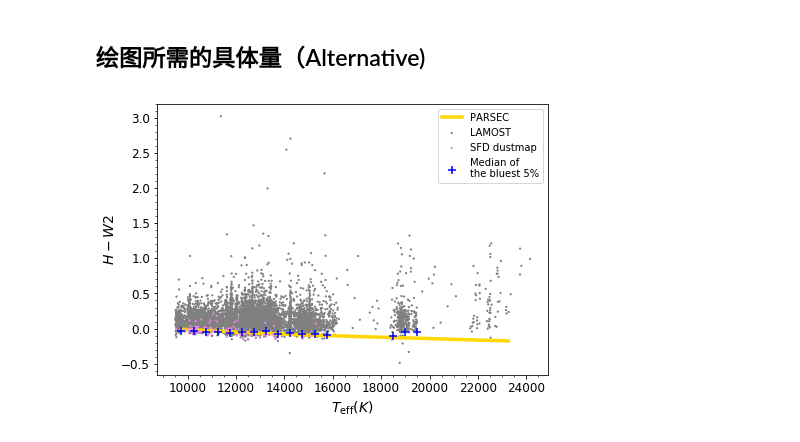
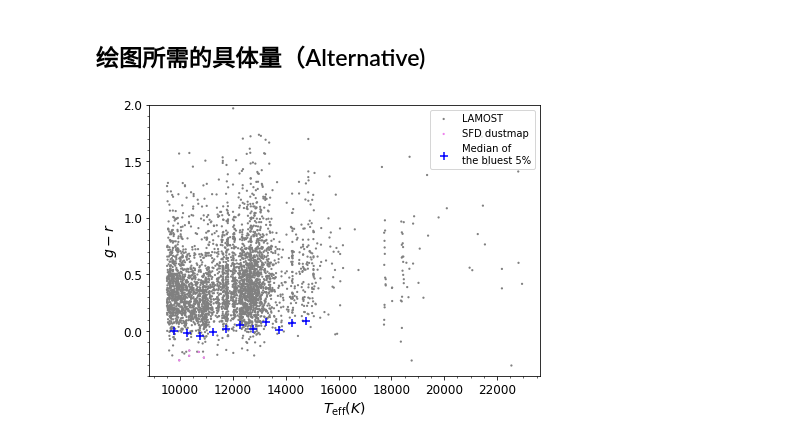
Before and after one commit to DengDingshan/OBIC_serious, a Jupyter notebook: Blue_edge_3-0.ipynb, the cells around one changed output. Saved outputs shown, nothing was run; the diff lists cells and outputs as text; code cells hidden in the pictures.

```diff
--- a/Blue_edge_3-0.ipynb
+++ b/Blue_edge_3-0.ipynb
@@ -99,7 +105,7 @@ err_c2 ='ERR_' + color2
 Judge_logg = 3.5
 
 starcatalog_fram_fil = starcatalog_fram_fil0[(starcatalog_fram_fil0['LOGG']> Judge_logg)]
-parsec_fram = parsec_fram[(parsec_fram['logg']>Judge_logg)]
+#parsec_fram = parsec_fram[(parsec_fram['logg']>Judge_logg)]
 # %% [markdown]
 ## 测光误差的选取(input:)
 # %%
@@ -114,8 +120,8 @@ starcatalog_fram_fil=starcatalog_fram_fil[((starcatalog_fram_fil[err_c1] != 0) \
                                            & (starcatalog_fram_fil[color2] != 0)\
                                            & (starcatalog_fram_fil[color1] != -99) \
                                            & (starcatalog_fram_fil[color2] != -99))\
-                                         &((starcatalog_fram_fil[err_c1] <=0.03))
-                                          & ((starcatalog_fram_fil[err_c2] <=0.03))]
+                                         &((starcatalog_fram_fil[err_c1] <=0.02))
+                                          & ((starcatalog_fram_fil[err_c2] <=0.02))]
 #saturated magnitude
 
 # if (color1=='J' or color2=='J'):
@@ -130,6 +136,17 @@ starcatalog_fram_fil=starcatalog_fram_fil[((starcatalog_fram_fil[err_c1] != 0) \
 #      starcatalog_fram_fil=starcatalog_fram_fil[(starcatalog_fram_fil['W2'] >= 6.7)]
 # if (color1=='W3' or color2=='W3'):
 #      starcatalog_fram_fil=starcatalog_fram_fil[(starcatalog_fram_fil['W3'] >= 3.8)]
+
+if (color1=='gmag' or color2=='gmag'):
+     starcatalog_fram_fil=starcatalog_fram_fil[(starcatalog_fram_fil['gmag'] >= 14)]
+if (color1=='rmag' or color2=='rmag'):
+     starcatalog_fram_fil=starcatalog_fram_fil[(starcatalog_fram_fil['rmag'] >= 14)]
+if (color1=='imag' or color2=='imag'):
+     starcatalog_fram_fil=starcatalog_fram_fil[(starcatalog_fram_fil['imag'] >= 13)]
+if (color1=='zmag' or color2=='zmag'):
+     starcatalog_fram_fil=starcatalog_fram_fil[(starcatalog_fram_fil['zmag'] >= 13)]
+if (color1=='ymag' or color2=='ymag'):
+     starcatalog_fram_fil=starcatalog_fram_fil[(starcatalog_fram_fil['ymag'] >= 13)]
 # %% [markdown]
 ## （金属丰度选取）(input:)
 # %%
@@ -259,13 +278,15 @@ def data(teff_start,ratio,low_crit,ratio_SFD,slide_index):
 
 
         if len(color5) != 0:
-            for i in range(10):
+            for i in range(20):
                 bin_mean = np.median(color5)
                 bin_sigma = np.std(color5)
                 bin_int_color = color5\
                 [((color5<= bin_mean+3*bin_sigma)\
                 & (color5>= bin_mean-3*bin_sigma))]
                 color5 = np.array(bin_int_color)
+                print(bin_mean-3*bin_sigma)
+                print(np.min(color5))
 
             int_color.append(np.median(bin_int_color))
 
@@ -406,8 +429,8 @@ SFD_function: 49.8216249933* np.exp(-0.00393935067546*x)-49.6215464558
 ## 图片保存格式（Input:)
 # %%
 ### figures & Savename
-cc1 = 'H'
-cc2 = 'W2'
+cc1 = 'g'
+cc2 = 'r'
 
 save = data_dir + 'pictures/'
 # save = '/Users/SY/Desktop/obic/picture/'
@@ -416,7 +439,7 @@ i = datetime.datetime.now()
 date_now = "%s_%s_%s_" % (i.year, i.month, i.day)
 ylabel = '$%s - %s$'%(cc1,cc2)
 savename1 = save + date_now + cc1 + cc2 + 'LMOB'+'FEH'+'>'+'0'+'.png'
-savename2 = save + date_now + cc1 + cc2 + 'LMOB'+'FEH'+'_all'+'.png'
+savename2 = save + date_now + cc1 + cc2 + 'LMOB'+'FEH'+'_all'+'panstar'+'.png'
 savename3 = save + date_now + 'errteff.png'
 # %% [markdown]
 ## 绘图所需的具体量（Alternative)
@@ -439,33 +462,33 @@ plt.scatter(SFD_catalog_teff,SFD_catalog_color,alpha=1,edgecolors='None',c='viol
 # ic plot from blue edge
 #plt.plot(int_teff, colorvals, c='r',linewidth = 3.5,label='fitting curve of \nthe bluest 5%',zorder=1,alpha=1)
 
 # ic from blue edge
 plt.scatter(int_teff, int_color, edgecolors='None',c='b', marker = '+',s=50,label='Median of\nthe bluest 5%',zorder=2)
 
 # ic from Allen's work
 # plt.scatter(BBFrame_fil['Teff'],BBFrame_fil['J-H'],c='lime',s=11,label='Allen',zorder=2)
 
 #ic from parsec
 #plt.scatter(parsec_teff,parsec_color,c='gold',s=5,label='PARSEC',zorder=2)
-plt.plot(parsec_teff, parsec_color, c='gold',linewidth = 3.5,label='PARSEC',zorder=1,alpha=1)
+#plt.plot(parsec_teff, parsec_color, c='gold',linewidth = 3.5,label='PARSEC',zorder=1,alpha=1)
 ### Draw the plot
 
 # plt.xlabel('$T_\mathrm{eff}$'); plt.ylabel(ylabel)
 #plt.scatter(BBFrame_fil['Teff'],BBFrame_fil['J-H'],c='lightgreen',s=15,label='Allen')
 
 plt.legend(loc='upper right')
 
 plt.xticks(fontsize=12)
 plt.yticks(fontsize=12)
 
 plt.minorticks_on()
 #new_ticks = np.linspace(-1,2,7)
 #plt.yticks(new_ticks)
-#plt.ylim(-0.4,1.6)
+plt.ylim(-0.4,2)
 #plt.yticks([-0.4,-0.2,0,0.2,0.4,0.6,0.8,1,1.2,1.4,1.6])
 #plt.xlim(9000,25000)
 plt.savefig(savename2,dpi=200)
 
 plt.show()
 # %% [output]
-[figure, old version]
+[figure, new version]
```
Also changed, not shown: parts of 8 cells of this notebook.
